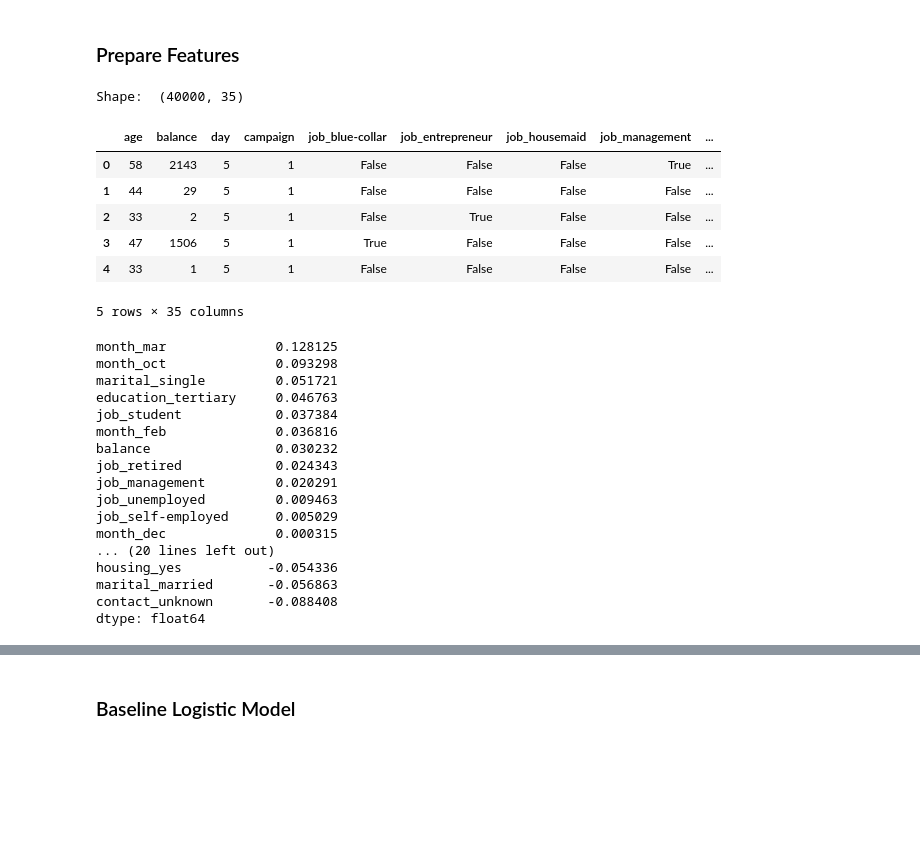
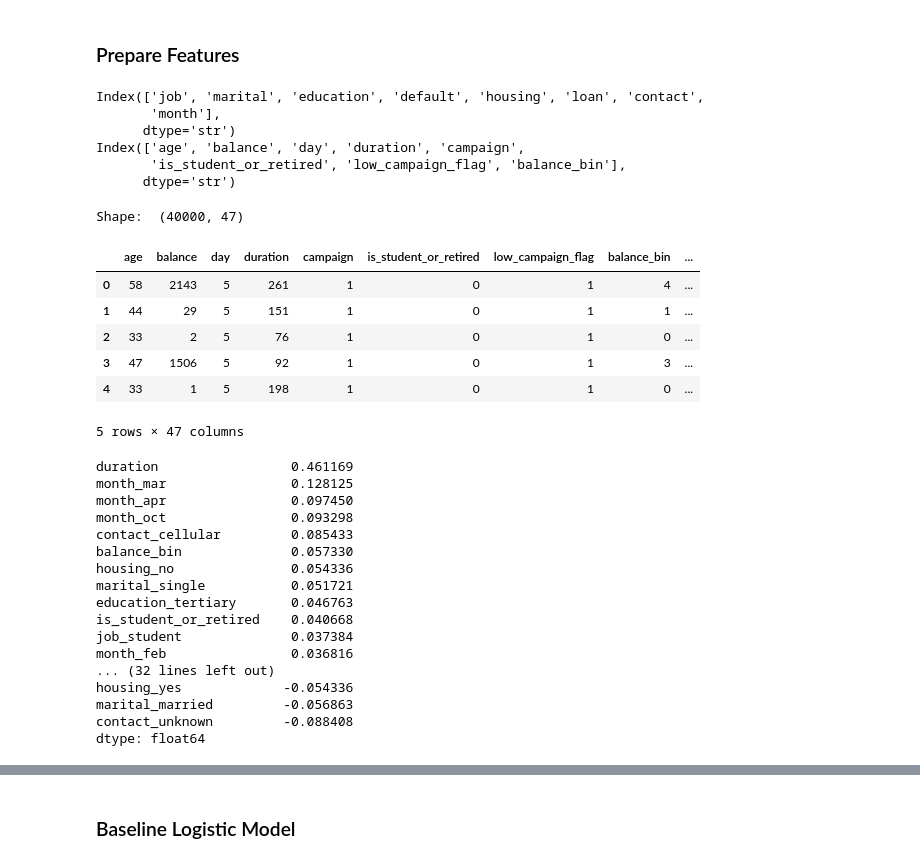
Before and after one commit to Arnav-Ajay/term-deposit-subscription-prediction, a Jupyter notebook: notebooks/02_base_model.ipynb, the cells around one changed output, grey strips where cells are left out. Drawn from its saved outputs; the diff is of its cells as text; code cells hidden in the pictures; blank space fills up the shorter version.

```diff
--- a/notebooks/02_base_model.ipynb
+++ b/notebooks/02_base_model.ipynb
@@ -30,42 +27,55 @@ df.head()
 # %%
 # Target
 y = (df["y"] == "yes").astype(int)
-X = df.drop(columns=["y", "duration", "jobs"])
+X = df.drop(columns=["y"])
+X["is_student_or_retired"] = df["job"].isin(["student", "retired"]).astype(int)
+X["low_campaign_flag"] = (df["campaign"] <= 2).astype(int)
+X["balance_bin"] = pd.qcut(df["balance"], 5, labels=False)
+# X.drop(columns=["duration", "job", "contact", "month", "campaign", "balance"], inplace=True)
 
 numeric_cols = X.select_dtypes(include=["int64", "float64"]).columns
 categorical_cols = X.select_dtypes(include=["object", "str"]).columns
+print(categorical_cols)
+print(numeric_cols)
+# %% [output]
+Index(['job', 'marital', 'education', 'default', 'housing', 'loan', 'contact',
+       'month'],
+      dtype='str')
+Index(['age', 'balance', 'day', 'duration', 'campaign',
+       'is_student_or_retired', 'low_campaign_flag', 'balance_bin'],
+      dtype='str')
 # %%
-X_encoded = pd.get_dummies(X, columns=categorical_cols, drop_first=True)
+X_encoded = pd.get_dummies(X, columns=categorical_cols)
 print("Shape: ", X_encoded.shape)
 X_encoded.head()
 # %% [output]
-Shape:  (40000, 35)
+Shape:  (40000, 47)
-|  | age | balance | day | campaign | job_blue-collar | job_entrepreneur | job_housemaid | job_management | ... |
-| 0 | 58 | 2143 | 5 | 1 | False | False | False | True | ... |
-| 1 | 44 | 29 | 5 | 1 | False | False | False | False | ... |
-| 2 | 33 | 2 | 5 | 1 | False | True | False | False | ... |
-| 3 | 47 | 1506 | 5 | 1 | True | False | False | False | ... |
-| 4 | 33 | 1 | 5 | 1 | False | False | False | False | ... |
+|  | age | balance | day | duration | campaign | is_student_or_retired | low_campaign_flag | balance_bin | ... |
+| 0 | 58 | 2143 | 5 | 261 | 1 | 0 | 1 | 4 | ... |
+| 1 | 44 | 29 | 5 | 151 | 1 | 0 | 1 | 1 | ... |
+| 2 | 33 | 2 | 5 | 76 | 1 | 0 | 1 | 0 | ... |
+| 3 | 47 | 1506 | 5 | 92 | 1 | 0 | 1 | 3 | ... |
+| 4 | 33 | 1 | 5 | 198 | 1 | 0 | 1 | 0 | ... |
-5 rows × 35 columns
+5 rows × 47 columns
 # %%
 # Correlation with Target
 corr_with_target = X_encoded.corrwith(y).sort_values(ascending=False)
 corr_with_target
 # %% [output]
-month_mar              0.128125
-month_oct              0.093298
-marital_single         0.051721
-education_tertiary     0.046763
-job_student            0.037384
-month_feb              0.036816
-balance                0.030232
-job_retired            0.024343
-job_management         0.020291
-job_unemployed         0.009463
-job_self-employed      0.005029
-month_dec              0.000315
-... (20 lines left out)
-housing_yes           -0.054336
-marital_married       -0.056863
-contact_unknown       -0.088408
+duration                 0.461169
+month_mar                0.128125
+month_apr                0.097450
+month_oct                0.093298
+contact_cellular         0.085433
+balance_bin              0.057330
+housing_no               0.054336
+marital_single           0.051721
+education_tertiary       0.046763
+is_student_or_retired    0.040668
+job_student              0.037384
+month_feb                0.036816
+... (32 lines left out)
+housing_yes             -0.054336
+marital_married         -0.056863
+contact_unknown         -0.088408
 dtype: float64
```
Also changed, not shown: parts of 22 cells of this notebook.
